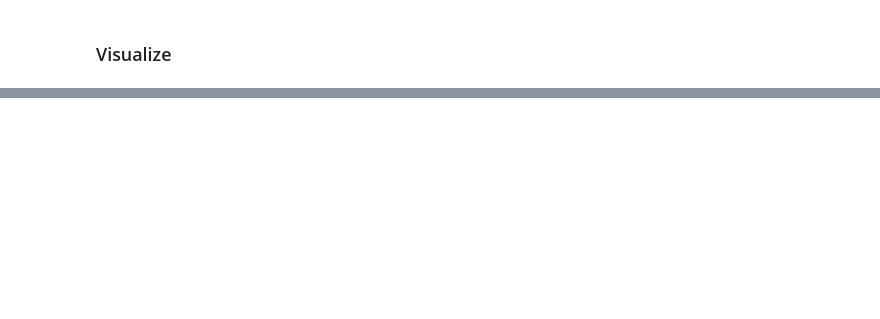
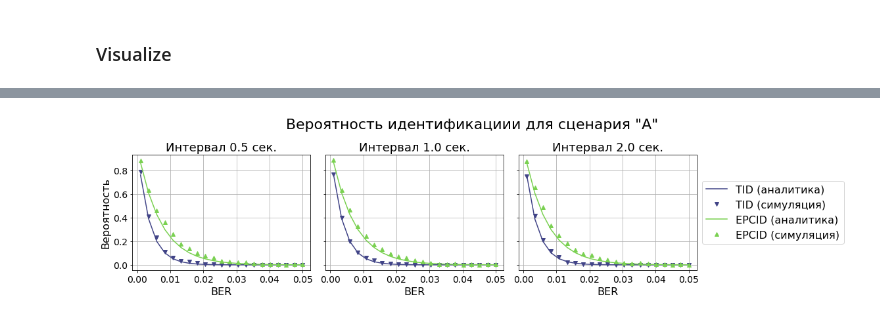
Before and after one commit to larioandr/thesis-rfidam, a Jupyter notebook: experiments/3. Simulations.ipynb, the cells around one changed output, grey strips where cells are left out. Cells and saved outputs as stored; diff of their text form; code cells hidden in the pictures; blank space fills up the shorter version.

```diff
--- a/experiments/3. Simulations.ipynb
+++ b/experiments/3. Simulations.ipynb
@@ -233,0 +161,13 @@ SyntaxError: invalid syntax (<ipython-input-15-e3baba24f3c1>, line 42)
+# %%
+bers = np.linspace(0.001, 0.05, 21)
+arrival_intervals = [.5, 1., 2.]
+time_in_area = 2.42
+protocols = {
+    "epc": Protocol(LinkProps(tari=12.5e-6, rtcal=30e-6, trcal=35e-6, m=TagEncoding.M2, dr=DR.DR_643, trext=False, q=4, use_tid=False, t_off=0.1)),
+    "tid": Protocol(LinkProps(tari=12.5e-6, rtcal=30e-6, trcal=35e-6, m=TagEncoding.M2, dr=DR.DR_643, trext=False, q=4, use_tid=True, t_off=0.1)),
+}
+scenarios = ["A", "ABABx", "AAABxAAxABABx", "AAAAx", "ABAB"]
+# %%
+if False:
+    sim_results = {sc: {interval: {proto: None for proto in protocols} for interval in arrival_intervals} for sc in scenarios}
+    ana_results = {sc: {interval: {proto: None for proto in protocols} for interval in arrival_intervals} for sc in scenarios}
@@ -233,0 +270,31 @@ SyntaxError: invalid syntax (<ipython-input-15-e3baba24f3c1>, line 42)
+# %%
+from matplotlib.pyplot import get_cmap
+
+CMAP = get_cmap('viridis')
+
+def plot_id_probs(scenario, show_suptitle=False, save=False, fmt="pdf"):
+    fig, axes = plt.subplots(figsize=(16, 4), ncols=len(arrival_intervals), nrows=1, sharey=True)
+    axes[0].set_ylabel("Вероятность", fontsize=16)
+    for i, interval in enumerate(arrival_intervals):
+        axes[i].plot(bers, ana_results[scenario][interval]["tid"], linestyle="-", color=CMAP(0.2),
+                     label="TID (аналитика)")
+        axes[i].plot(bers, sim_results[scenario][interval]["tid"], linestyle="", marker="v", markersize=6, color=CMAP(0.2),
+                     label="TID (симуляция)")
+        axes[i].plot(bers, ana_results[scenario][interval]["epc"], linestyle="-", color=CMAP(0.8),
+                     label="EPCID (аналитика)")
+        axes[i].plot(bers, sim_results[scenario][interval]["epc"], linestyle="", marker="^", markersize=6, color=CMAP(0.8),
+                     label="EPCID (симуляция)")
+        axes[i].set_title(f"Интервал {interval} сек.", fontsize=18)
+        axes[i].tick_params(labelsize=14)
+        axes[i].set_xlabel("BER", fontsize=16)
+        axes[i].grid()
+    axes[2].legend(loc="center left", bbox_to_anchor=(1,0.5), fontsize=16, ncol=1)
+    if show_suptitle:
+        fig.suptitle(f'Вероятность идентификациии для сценария "{scenario}"', fontsize=22)
+    plt.tight_layout()
+    if save:
+        plt.savefig(f"id_prob_{scenario}.{fmt}")
+# %%
+plot_id_probs("A", show_suptitle=True, save=True)
+# %% [output]
+[figure, added]
```
Also changed, not shown: parts of 15 cells of this notebook, 5 other files.
